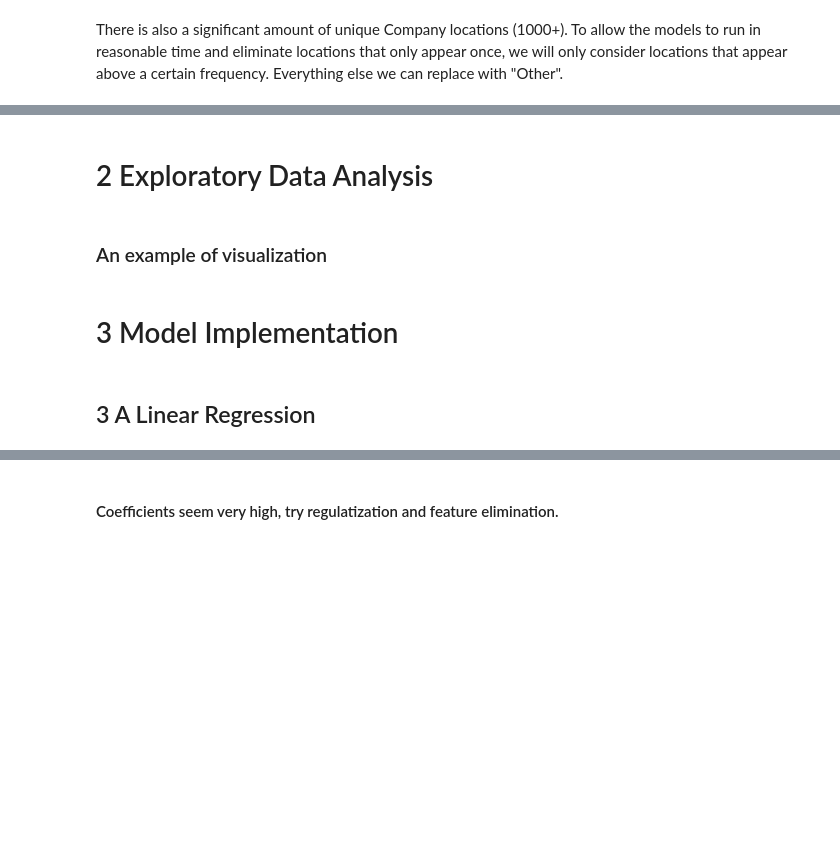
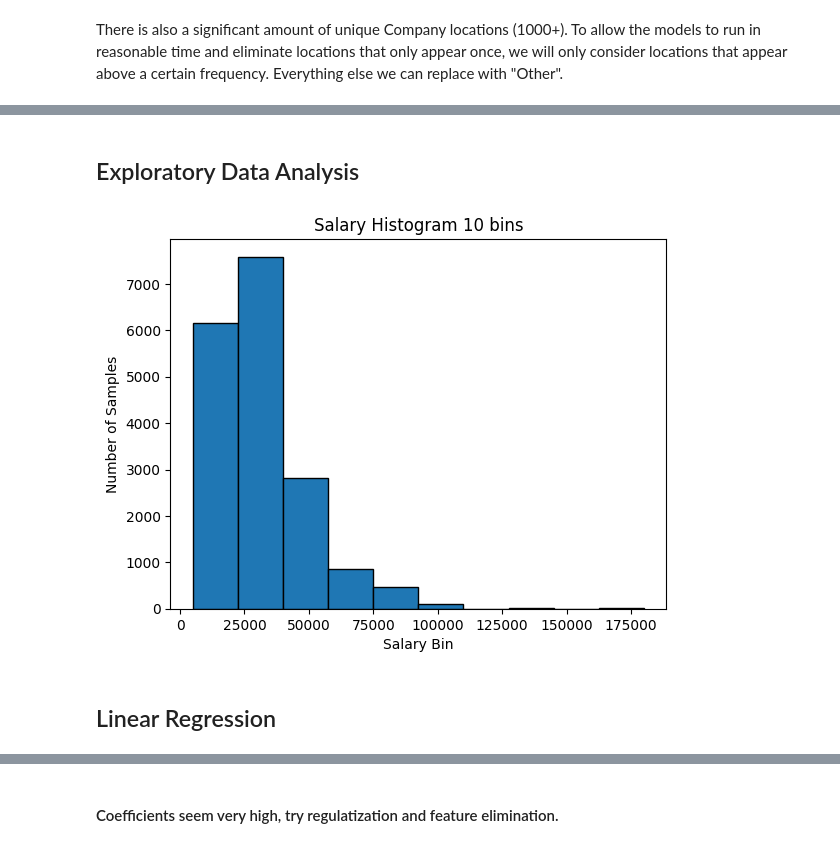
Before and after one commit to ali-sh-96/Machine-learning-Portfolio, a Jupyter notebook: project2/project2.ipynb, the cells around one changed output, grey strips where cells are left out. Drawn from its saved outputs; the diff is of its cells as text; code cells hidden in the pictures; blank space fills up the shorter version.

```diff
--- a/project2/project2.ipynb
+++ b/project2/project2.ipynb
@@ -459,6 +494,4 @@ Salaries.head()
 | 3 | 12613049 | Engineering Systems Analyst / Mat... | Engineering Systems Analyst / Mat... | Surrey, South East, South East | Gregory Martin International | 25000 - 30000/annum 25K-30K negot... | 27500 | cv-library.co.uk | ... |
 | 4 | 12613647 | Pioneer, Miser Engineering System... | Pioneer, Miser Engineering System... | Surrey, South East, South East | Gregory Martin International | 20000 - 30000/annum 20-30K | 25000 | cv-library.co.uk | ... |
 # %% [markdown]
-# 2 Exploratory Data Analysis
+## Exploratory Data Analysis
-# %% [markdown]
-### An example of visualization
@@ -467,11 +498,18 @@ Salaries_Plot = pd.read_csv("Salary_Train_sample.csv", encoding = "ISO-8859-1")
 # %%
+#@title Visualizing salary distribution
+#@markdown Plot the distribution of normalized salaries.
+
+Salaries_Plot = pd.read_csv(project_dir / "Salary_Train_sample.csv", encoding = "ISO-8859-1")
+
 %matplotlib inline
 
 plt.hist(Salaries_Plot['SalaryNormalized'], bins=10, edgecolor='black')
 plt.title("Salary Histogram 10 bins")
 plt.xlabel("Salary Bin")
 plt.ylabel("Number of Samples")
 plt.show()
+# %% [output]
+[figure, added]
-# %% [markdown]
-# 3 Model Implementation
+# %% [markdown]
+## Linear Regression
 # %%
@@ -503,6 +542,4 @@ def run_kfold(model):
     std_score=np.std(scores)
     print("Mean R2 score: {0}".format(mean_score))
     print("Standard Deviation: {0}".format(std_score))
-# %% [markdown]
-## 3 A Linear Regression
 # %%
```
Also changed, not shown: parts of 83 cells of this notebook.
